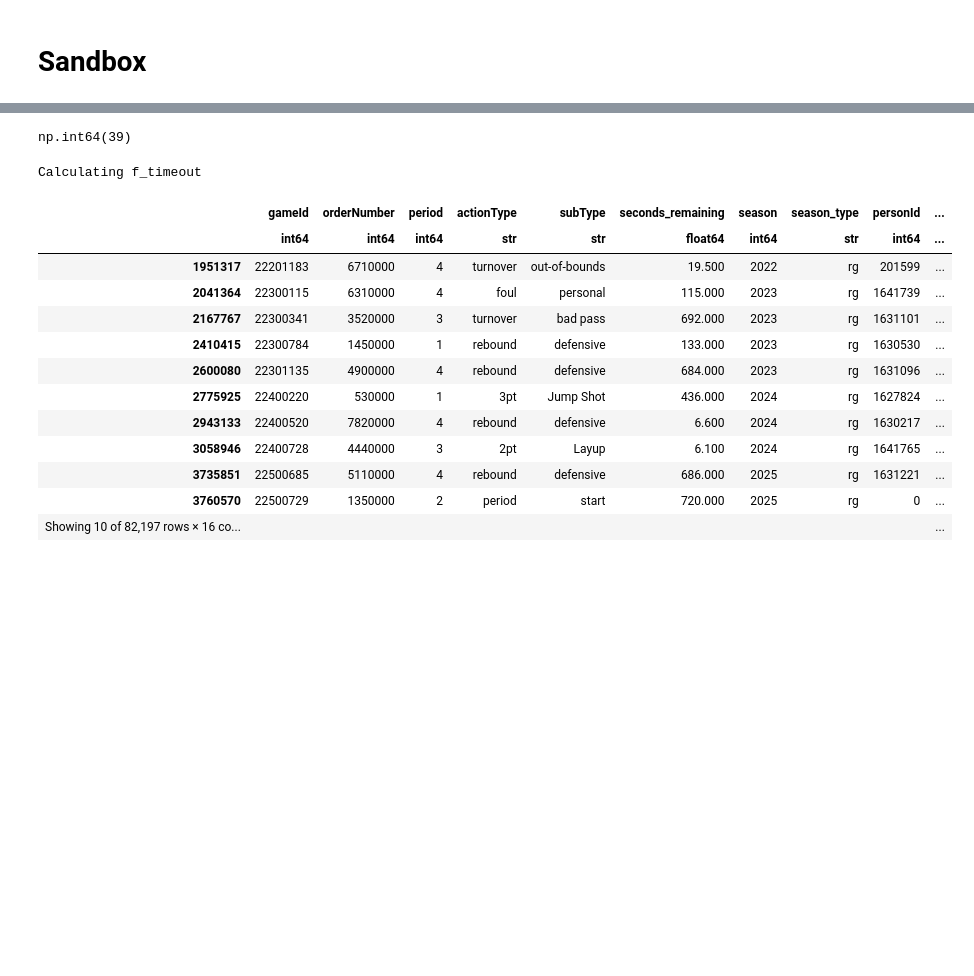
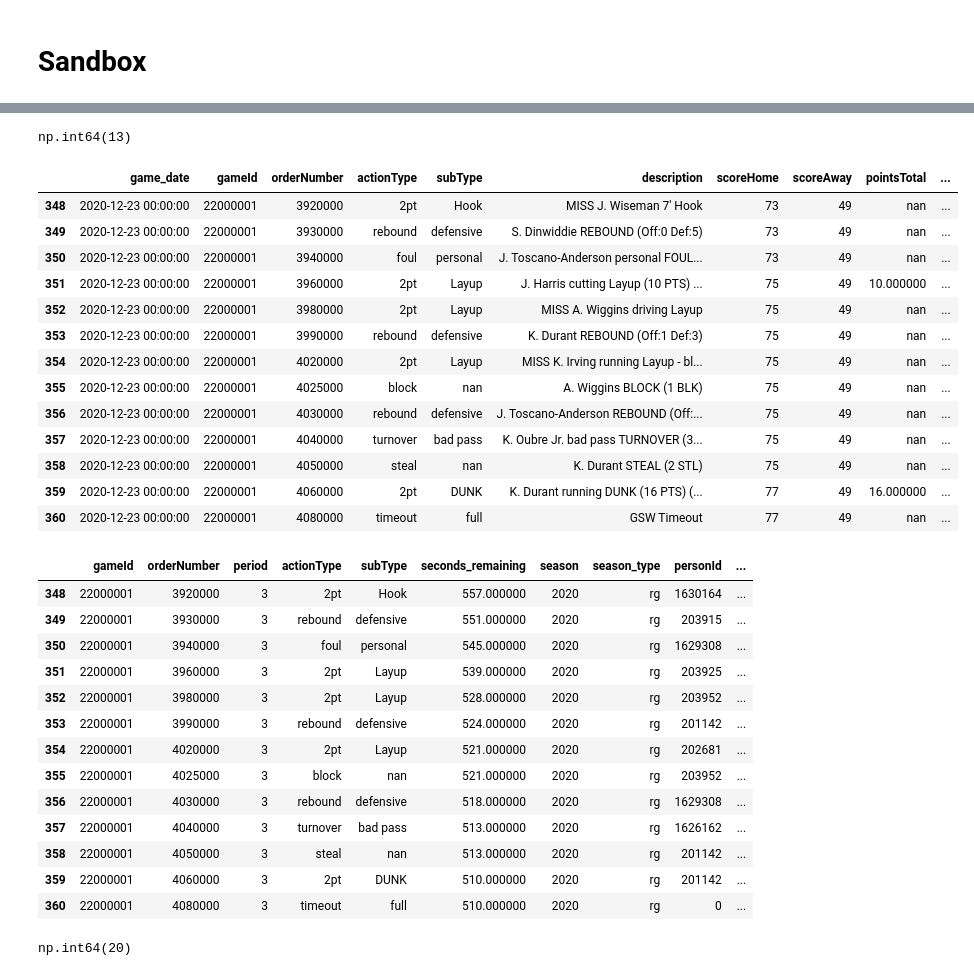
Before and after one commit to akseldkw07/NBA-Timeout-Impact, a Jupyter notebook: Notebooks/TV-Timeout-Injection.ipynb, the cells around one changed output, grey strips where cells are left out. Drawn from its saved outputs; the diff is of its cells as text; code cells hidden in the pictures; blank space fills up the shorter version.

```diff
--- a/Notebooks/TV-Timeout-Injection.ipynb
+++ b/Notebooks/TV-Timeout-Injection.ipynb
@@ -168,4 +204,4 @@ figs["role_counts_per_period"]
 # %%
-index = [1300906, 543597]
+index = [360]
 f_index = np.zeros(len(memo_cdn.cdnnba), dtype=bool)
 f_index[index] = True
@@ -177,33 +211,48 @@ f_nearby = UKS_NP_PD.get_nearby_rows(
 )
 f_nearby.sum()
 # %% [output]
-np.int64(39)
+np.int64(13)
 # %%
 UKS_NP_PD.dtt(
     [
-        # memo_cdn.cdnnba,
+        memo_cdn.cdnnba,
         classified,
     ],
     num_cols=1,
-    filter=memo_cdn.f_timeout,
+    # filter=memo_cdn.f_timeout,
     # filter=f_index,
     show_dims=True,
-    # filter=f_nearby,
-    # highlight_filter=f_index,
-    n=10,
+    filter=f_nearby,
+    highlight_filter=f_index,
+    how="head",
+    n=20,
 )
 # %% [output]
-Calculating f_timeout
-|  | gameId | orderNumber | period | actionType | subType | seconds_remaining | season | season_type | personId | ... |
-|  | int64 | int64 | int64 | str | str | float64 | int64 | str | int64 | ... |
-| 1951317 | 22201183 | 6710000 | 4 | turnover | out-of-bounds | 19.500 | 2022 | rg | 201599 | ... |
-| 2041364 | 22300115 | 6310000 | 4 | foul | personal | 115.000 | 2023 | rg | 1641739 | ... |
-| 2167767 | 22300341 | 3520000 | 3 | turnover | bad pass | 692.000 | 2023 | rg | 1631101 | ... |
-| 2410415 | 22300784 | 1450000 | 1 | rebound | defensive | 133.000 | 2023 | rg | 1630530 | ... |
-| 2600080 | 22301135 | 4900000 | 4 | rebound | defensive | 684.000 | 2023 | rg | 1631096 | ... |
-| 2775925 | 22400220 | 530000 | 1 | 3pt | Jump Shot | 436.000 | 2024 | rg | 1627824 | ... |
-| 2943133 | 22400520 | 7820000 | 4 | rebound | defensive | 6.600 | 2024 | rg | 1630217 | ... |
-| 3058946 | 22400728 | 4440000 | 3 | 2pt | Layup | 6.100 | 2024 | rg | 1641765 | ... |
-| 3735851 | 22500685 | 5110000 | 4 | rebound | defensive | 686.000 | 2025 | rg | 1631221 | ... |
-| 3760570 | 22500729 | 1350000 | 2 | period | start | 720.000 | 2025 | rg | 0 | ... |
-| Showing 10 of 82,197 rows × 16 co... |  |  |  |  |  |  |  |  |  | ... |
+|  | game_date | gameId | orderNumber | actionType | subType | description | scoreHome | scoreAway | pointsTotal | ... |
+| 348 | 2020-12-23 00:00:00 | 22000001 | 3920000 | 2pt | Hook | MISS J. Wiseman 7' Hook | 73 | 49 | nan | ... |
+| 349 | 2020-12-23 00:00:00 | 22000001 | 3930000 | rebound | defensive | S. Dinwiddie REBOUND (Off:0 Def:5) | 73 | 49 | nan | ... |
+| 350 | 2020-12-23 00:00:00 | 22000001 | 3940000 | foul | personal | J. Toscano-Anderson personal FOUL... | 73 | 49 | nan | ... |
+| 351 | 2020-12-23 00:00:00 | 22000001 | 3960000 | 2pt | Layup | J. Harris cutting Layup (10 PTS) ... | 75 | 49 | 10.000000 | ... |
+| 352 | 2020-12-23 00:00:00 | 22000001 | 3980000 | 2pt | Layup | MISS A. Wiggins driving Layup | 75 | 49 | nan | ... |
+| 353 | 2020-12-23 00:00:00 | 22000001 | 3990000 | rebound | defensive | K. Durant REBOUND (Off:1 Def:3) | 75 | 49 | nan | ... |
+| 354 | 2020-12-23 00:00:00 | 22000001 | 4020000 | 2pt | Layup | MISS K. Irving running Layup - bl... | 75 | 49 | nan | ... |
+| 355 | 2020-12-23 00:00:00 | 22000001 | 4025000 | block | nan | A. Wiggins BLOCK (1 BLK) | 75 | 49 | nan | ... |
+| 356 | 2020-12-23 00:00:00 | 22000001 | 4030000 | rebound | defensive | J. Toscano-Anderson REBOUND (Off:... | 75 | 49 | nan | ... |
+| 357 | 2020-12-23 00:00:00 | 22000001 | 4040000 | turnover | bad pass | K. Oubre Jr. bad pass TURNOVER (3... | 75 | 49 | nan | ... |
+| 358 | 2020-12-23 00:00:00 | 22000001 | 4050000 | steal | nan | K. Durant STEAL (2 STL) | 75 | 49 | nan | ... |
+| 359 | 2020-12-23 00:00:00 | 22000001 | 4060000 | 2pt | DUNK | K. Durant running DUNK (16 PTS) (... | 77 | 49 | 16.000000 | ... |
+| 360 | 2020-12-23 00:00:00 | 22000001 | 4080000 | timeout | full | GSW Timeout | 77 | 49 | nan | ... |
+|  | gameId | orderNumber | period | actionType | subType | seconds_remaining | season | season_type | personId | ... |
+| 348 | 22000001 | 3920000 | 3 | 2pt | Hook | 557.000000 | 2020 | rg | 1630164 | ... |
+| 349 | 22000001 | 3930000 | 3 | rebound | defensive | 551.000000 | 2020 | rg | 203915 | ... |
+| 350 | 22000001 | 3940000 | 3 | foul | personal | 545.000000 | 2020 | rg | 1629308 | ... |
+| 351 | 22000001 | 3960000 | 3 | 2pt | Layup | 539.000000 | 2020 | rg | 203925 | ... |
+| 352 | 22000001 | 3980000 | 3 | 2pt | Layup | 528.000000 | 2020 | rg | 203952 | ... |
+| 353 | 22000001 | 3990000 | 3 | rebound | defensive | 524.000000 | 2020 | rg | 201142 | ... |
+| 354 | 22000001 | 4020000 | 3 | 2pt | Layup | 521.000000 | 2020 | rg | 202681 | ... |
+| 355 | 22000001 | 4025000 | 3 | block | nan | 521.000000 | 2020 | rg | 203952 | ... |
+| 356 | 22000001 | 4030000 | 3 | rebound | defensive | 518.000000 | 2020 | rg | 1629308 | ... |
+| 357 | 22000001 | 4040000 | 3 | turnover | bad pass | 513.000000 | 2020 | rg | 1626162 | ... |
+| 358 | 22000001 | 4050000 | 3 | steal | nan | 513.000000 | 2020 | rg | 201142 | ... |
+| 359 | 22000001 | 4060000 | 3 | 2pt | DUNK | 510.000000 | 2020 | rg | 201142 | ... |
+| 360 | 22000001 | 4080000 | 3 | timeout | full | 510.000000 | 2020 | rg | 0 | ... |
@@ -209,0 +263,7 @@ Calculating f_timeout
+# %%
+f_nearby = UKS_NP_PD.get_nearby_rows(
+    memo_cdn.cdnnba, f_index, hard_match=["gameId", "period"], soft_match={"seconds_elapsed": (60, "backward")}
+)
+f_nearby.sum()
+# %% [output]
+np.int64(20)
```
Also changed, not shown: parts of 20 cells of this notebook, 4 other files.
